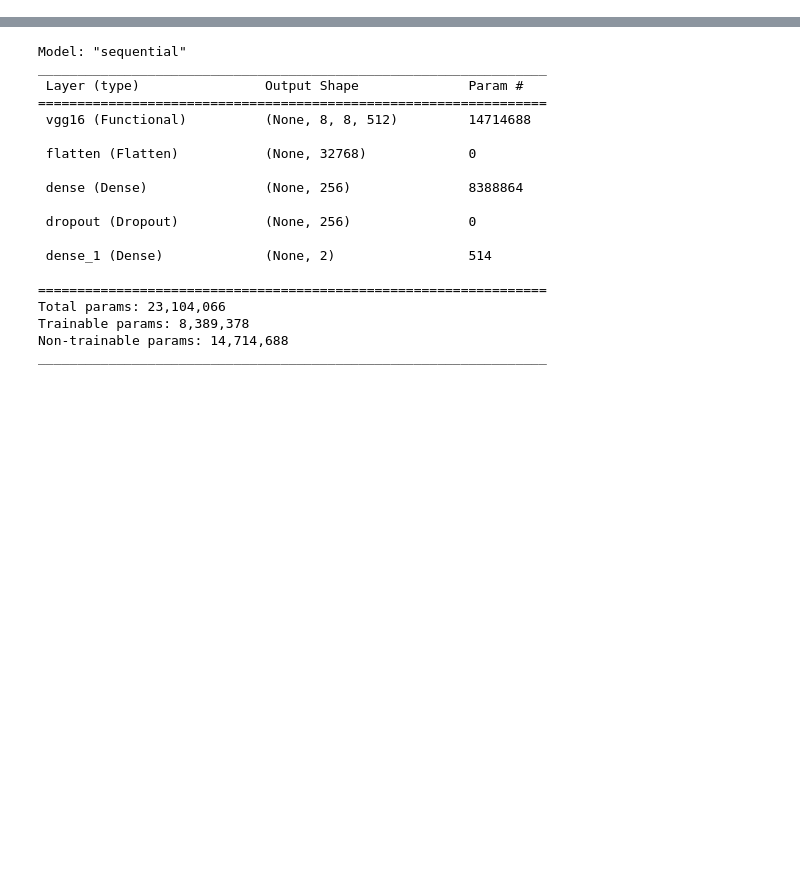
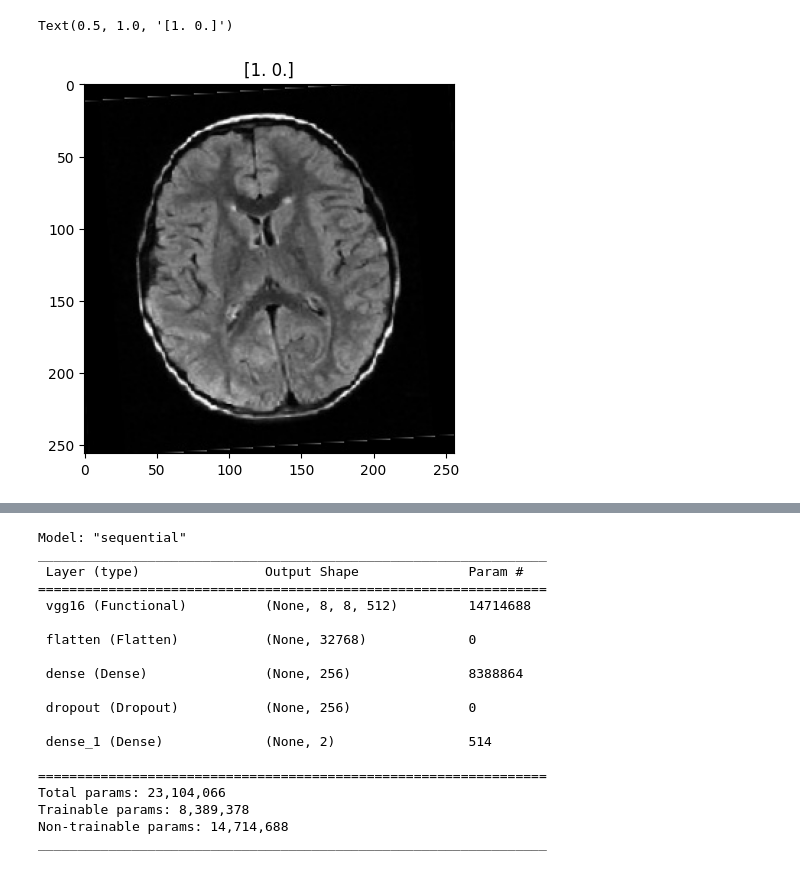
Before and after one commit to Uziii-man/Cranium-Cryptics, a Jupyter notebook: Uzman/Model Codes for Brain Tumor Identification/BrainTumorDetectionModel_VGG-16.ipynb, the cells around one changed output, grey strips where cells are left out. Cells and saved outputs as stored; diff of their text form; code cells hidden in the pictures; blank space fills up the shorter version.

```diff
--- a/Uzman/Model Codes for Brain Tumor Identification/BrainTumorDetectionModel_VGG-16.ipynb
+++ b/Uzman/Model Codes for Brain Tumor Identification/BrainTumorDetectionModel_VGG-16.ipynb
@@ -120,0 +136,6 @@ Epoch 10/10
+# %%
+plt.imshow(train_images[20000])
+plt.title(train_labels_onehot[20000])
+# %% [output]
+Text(0.5, 1.0, '[1. 0.]')
+[figure, added]
```
Also changed, not shown: parts of 26 cells of this notebook, 4 other files.
